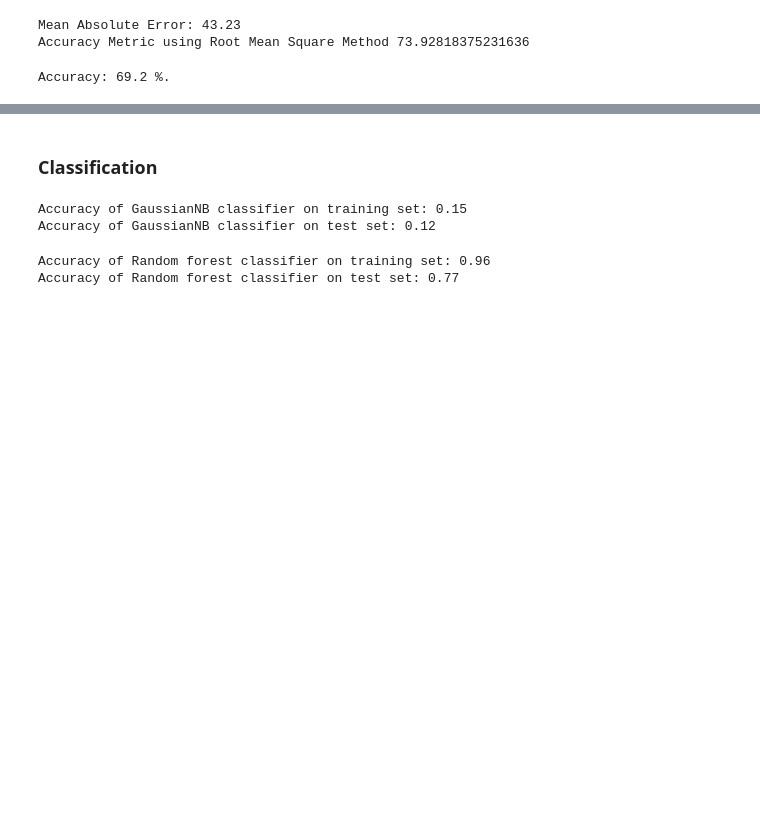
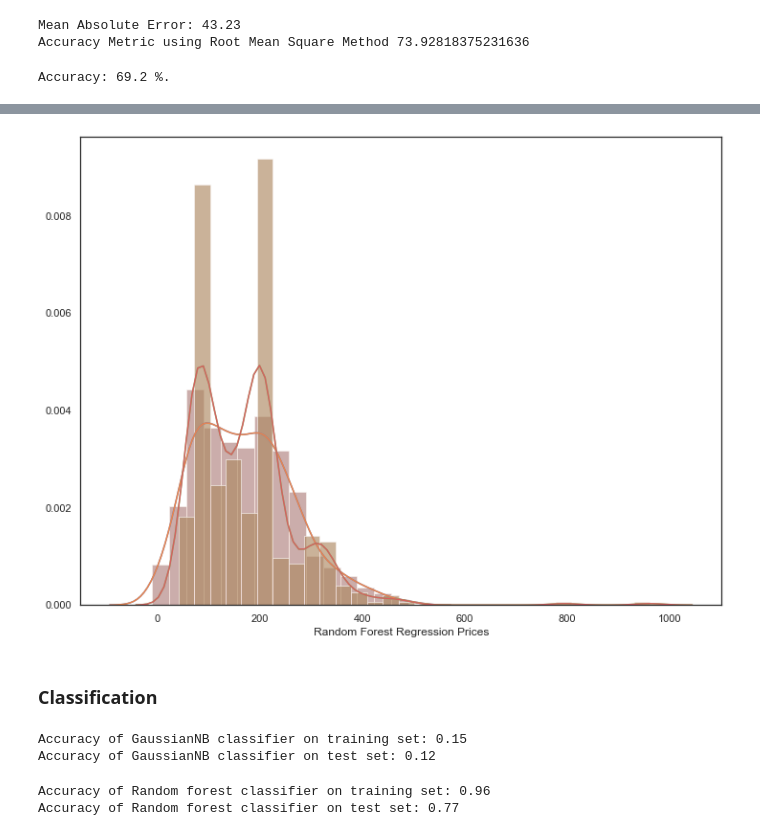
Before and after one commit to varad-desai/DataScience_Engineering_Tools_And_Methods, a Jupyter notebook: Data Science Project/BostonAirbnbDataScienceProject.ipynb, the cells around one changed output, grey strips where cells are left out. Drawn from its saved outputs; the diff is of its cells as text; code cells hidden in the pictures; blank space fills up the shorter version.

```diff
--- a/Data Science Project/BostonAirbnbDataScienceProject.ipynb
+++ b/Data Science Project/BostonAirbnbDataScienceProject.ipynb
@@ -294,0 +310,4 @@ Image(filename='tree.png')
+# %%
+d = {'Linear Regression Prices': lin_predictions, 'Random Forest Regression Prices': rfr_predictions}
+df=pd.DataFrame(data=d)
+df.head()
@@ -295,3 +321,16 @@ Image(filename='tree.png')
+# %%
+for col_id in df.columns:
+    sns.set(color_codes=True)
+    sns.set(style="white", palette="muted")
+    sns.distplot(df[col_id])
+    sns_hist = sns.distplot(df[col_id])
+
+sns.set(color_codes=True)
+sns.set(style="white", palette="muted")
+fig = sns_hist.get_figure()
+fig.savefig('hist.png')
+# %% [output]
+[figure, added]
 # %% [markdown]
 ### Classification
 # %%
```
Also changed, not shown: parts of 14 cells of this notebook, 1 other file.
